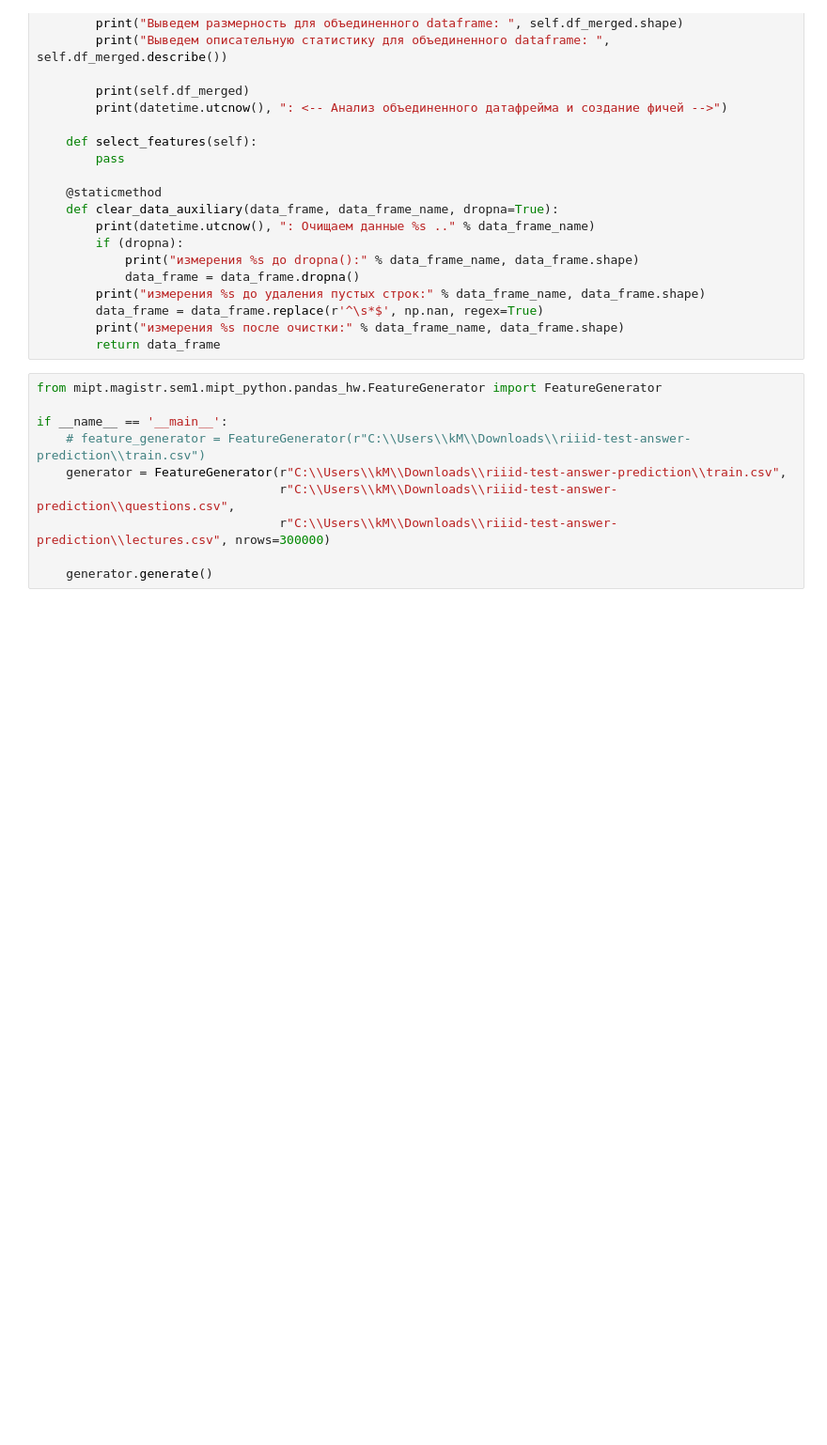
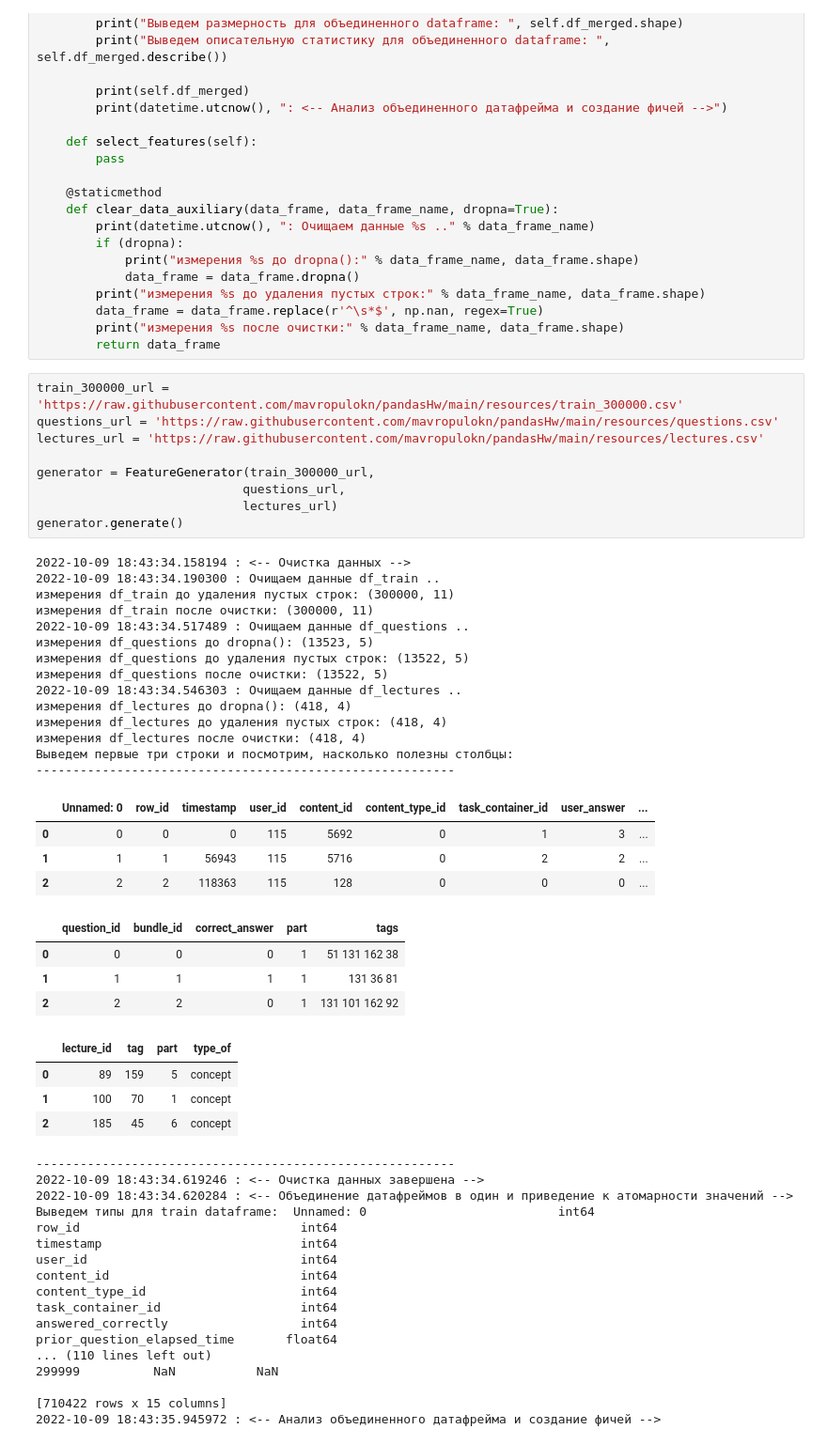
Before and after one commit to mavropulokn/pandasHw, a Jupyter notebook: pandasHw.ipynb, the cells around one changed output. Shown at 94% size. Cells and saved outputs as stored; diff of their text form; blank space fills up the shorter version.

Commit message:
main: Update pandasHw, add files

```diff
--- a/pandasHw.ipynb
+++ b/pandasHw.ipynb
@@ -110,13 +110,56 @@ class FeatureGenerator:
         data_frame = data_frame.replace(r'^\s*$', np.nan, regex=True)
         print("измерения %s после очистки:" % data_frame_name, data_frame.shape)
         return data_frame
-# %%
-from mipt.magistr.sem1.mipt_python.pandas_hw.FeatureGenerator import FeatureGenerator
-
-if __name__ == '__main__':
-    # feature_generator = FeatureGenerator(r"C:\\Users\\kM\\Downloads\\riiid-test-answer-prediction\\train.csv")
-    generator = FeatureGenerator(r"C:\\Users\\kM\\Downloads\\riiid-test-answer-prediction\\train.csv",
-                                 r"C:\\Users\\kM\\Downloads\\riiid-test-answer-prediction\\questions.csv",
-                                 r"C:\\Users\\kM\\Downloads\\riiid-test-answer-prediction\\lectures.csv", nrows=300000)
-
-    generator.generate()
+# %%
+train_300000_url = 'https://raw.githubusercontent.com/mavropulokn/pandasHw/main/resources/train_300000.csv'
+questions_url = 'https://raw.githubusercontent.com/mavropulokn/pandasHw/main/resources/questions.csv'
+lectures_url = 'https://raw.githubusercontent.com/mavropulokn/pandasHw/main/resources/lectures.csv'
+
+generator = FeatureGenerator(train_300000_url,
+                            questions_url,
+                            lectures_url)
+generator.generate()
+# %% [output]
+2022-10-09 18:43:34.158194 : <-- Очистка данных -->
+2022-10-09 18:43:34.190300 : Очищаем данные df_train ..
+измерения df_train до удаления пустых строк: (300000, 11)
+измерения df_train после очистки: (300000, 11)
+2022-10-09 18:43:34.517489 : Очищаем данные df_questions ..
+измерения df_questions до dropna(): (13523, 5)
+измерения df_questions до удаления пустых строк: (13522, 5)
+измерения df_questions после очистки: (13522, 5)
+2022-10-09 18:43:34.546303 : Очищаем данные df_lectures ..
+измерения df_lectures до dropna(): (418, 4)
+измерения df_lectures до удаления пустых строк: (418, 4)
+измерения df_lectures после очистки: (418, 4)
+Выведем первые три строки и посмотрим, насколько полезны столбцы:
+---------------------------------------------------------
+|  | Unnamed: 0 | row_id | timestamp | user_id | content_id | content_type_id | task_container_id | user_answer | ... |
+| 0 | 0 | 0 | 0 | 115 | 5692 | 0 | 1 | 3 | ... |
+| 1 | 1 | 1 | 56943 | 115 | 5716 | 0 | 2 | 2 | ... |
+| 2 | 2 | 2 | 118363 | 115 | 128 | 0 | 0 | 0 | ... |
+|  | question_id | bundle_id | correct_answer | part | tags |
+| 0 | 0 | 0 | 0 | 1 | 51 131 162 38 |
+| 1 | 1 | 1 | 1 | 1 | 131 36 81 |
+| 2 | 2 | 2 | 0 | 1 | 131 101 162 92 |
+|  | lecture_id | tag | part | type_of |
+| 0 | 89 | 159 | 5 | concept |
+| 1 | 100 | 70 | 1 | concept |
+| 2 | 185 | 45 | 6 | concept |
+---------------------------------------------------------
+2022-10-09 18:43:34.619246 : <-- Очистка данных завершена -->
+2022-10-09 18:43:34.620284 : <-- Объединение датафреймов в один и приведение к атомарности значений -->
+Выведем типы для train dataframe:  Unnamed: 0                          int64
+row_id                              int64
+timestamp                           int64
+user_id                             int64
+content_id                          int64
+content_type_id                     int64
+task_container_id                   int64
+answered_correctly                  int64
+prior_question_elapsed_time       float64
+... (110 lines left out)
+299999          NaN           NaN
+
+[710422 rows x 15 columns]
+2022-10-09 18:43:35.945972 : <-- Анализ объединенного датафрейма и создание фичей -->
```
